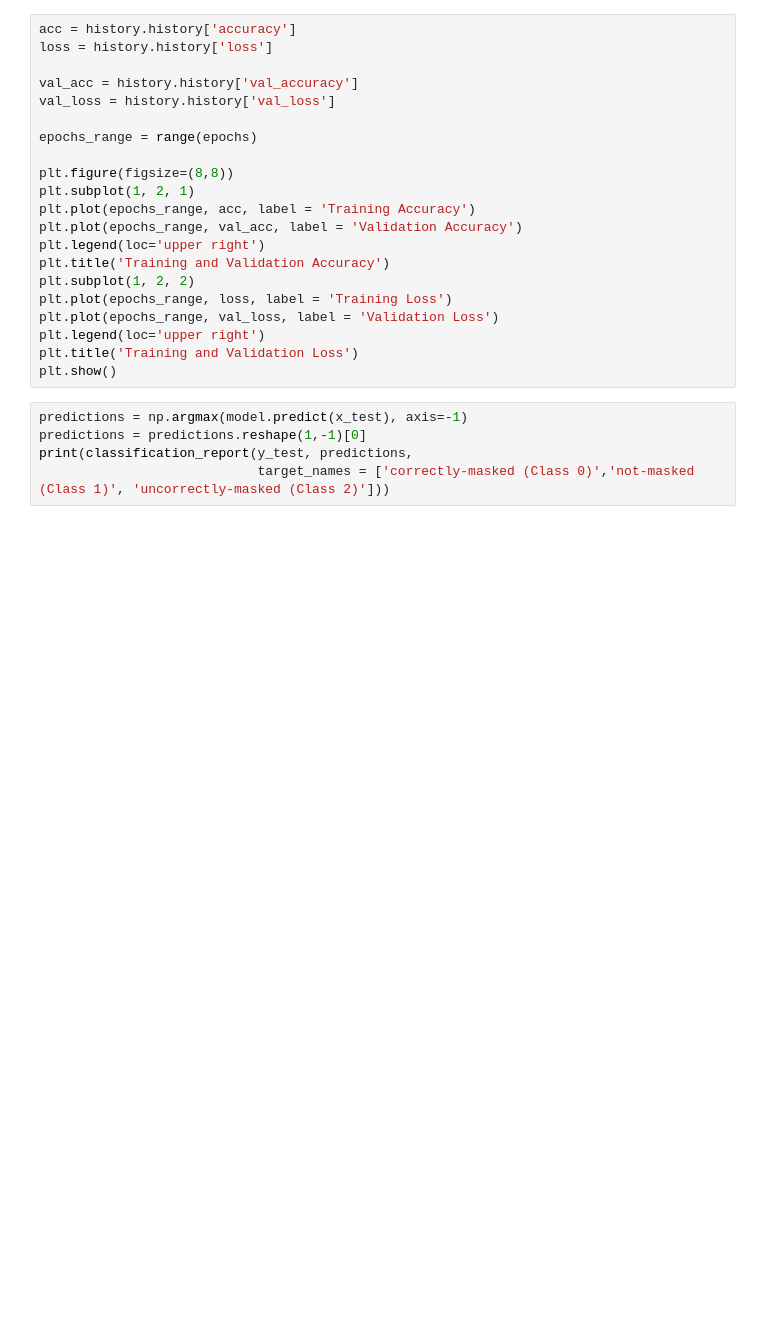
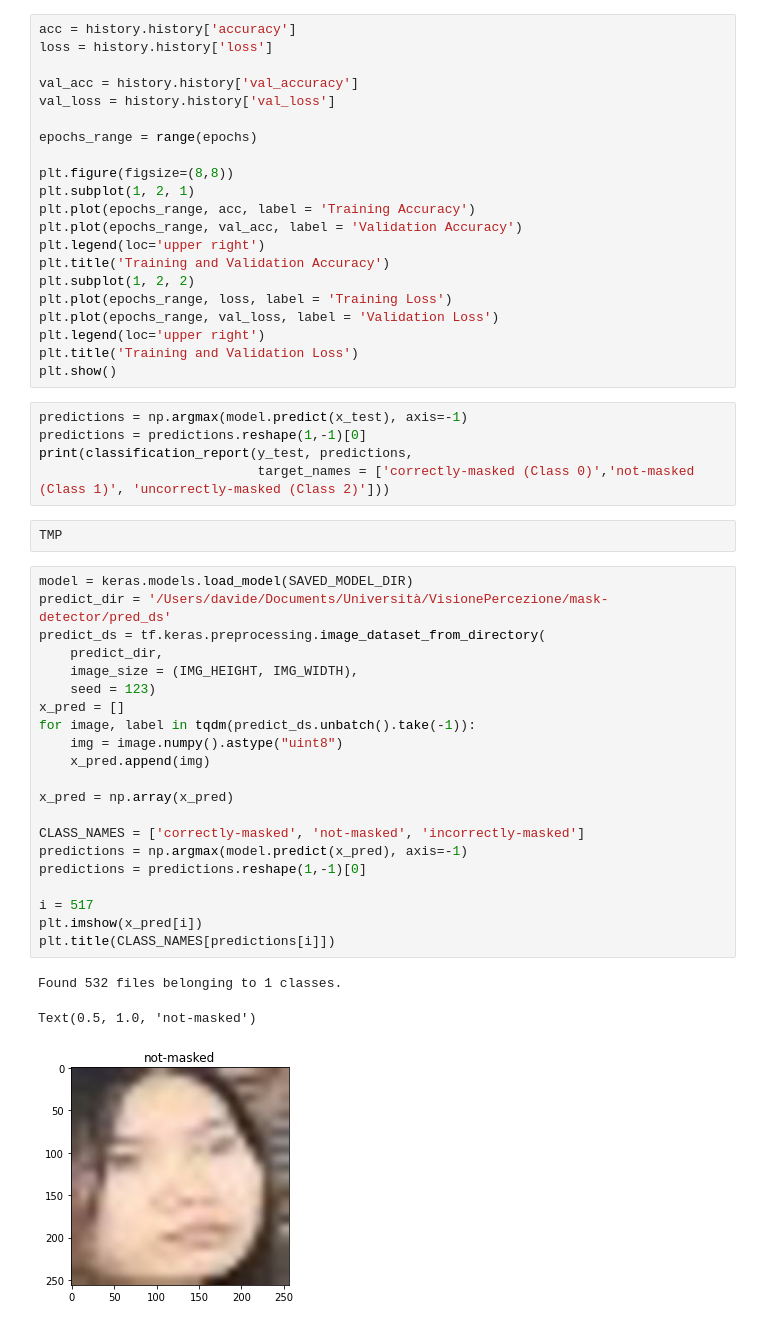
Before and after one commit to davidecoviello/mask-detector, a Jupyter notebook: notebook/train_CNN.ipynb, the cells around one changed output. Drawn from its saved outputs; the diff is of its cells as text; blank space fills up the shorter version.

```diff
--- a/notebook/train_CNN.ipynb
+++ b/notebook/train_CNN.ipynb
@@ -111,3 +114,30 @@ predictions = np.argmax(model.predict(x_test), axis=-1)
 predictions = predictions.reshape(1,-1)[0]
 print(classification_report(y_test, predictions,
                             target_names = ['correctly-masked (Class 0)','not-masked (Class 1)', 'uncorrectly-masked (Class 2)']))
+# %% [raw]
+TMP
+# %%
+model = keras.models.load_model(SAVED_MODEL_DIR)
+predict_dir = '/Users/davide/Documents/Università/VisionePercezione/mask-detector/pred_ds'
+predict_ds = tf.keras.preprocessing.image_dataset_from_directory(
+    predict_dir,
+    image_size = (IMG_HEIGHT, IMG_WIDTH),
+    seed = 123)
+x_pred = []
+for image, label in tqdm(predict_ds.unbatch().take(-1)):
+    img = image.numpy().astype("uint8")
+    x_pred.append(img)
+
+x_pred = np.array(x_pred)
+
+CLASS_NAMES = ['correctly-masked', 'not-masked', 'incorrectly-masked']
+predictions = np.argmax(model.predict(x_pred), axis=-1)
+predictions = predictions.reshape(1,-1)[0]
+
+i = 517
+plt.imshow(x_pred[i])
+plt.title(CLASS_NAMES[predictions[i]])
+# %% [output]
+Found 532 files belonging to 1 classes.
+Text(0.5, 1.0, 'not-masked')
+[figure, added]
```
Also changed, not shown: parts of 1 cell of this notebook, 2 other files.
